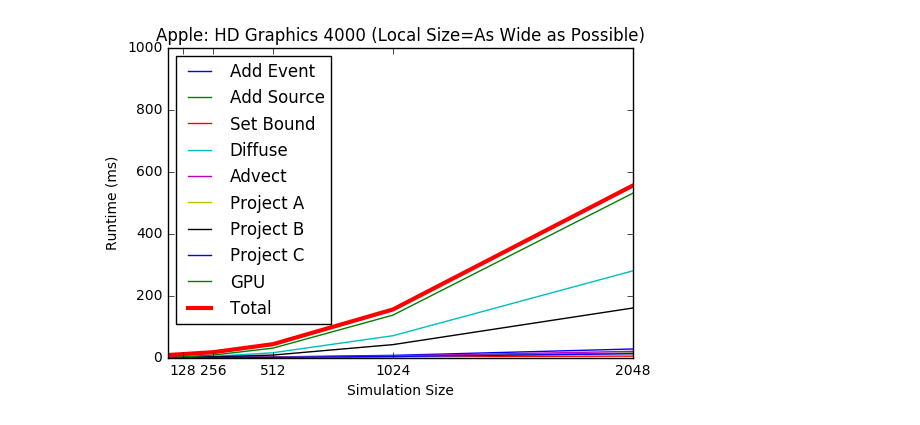
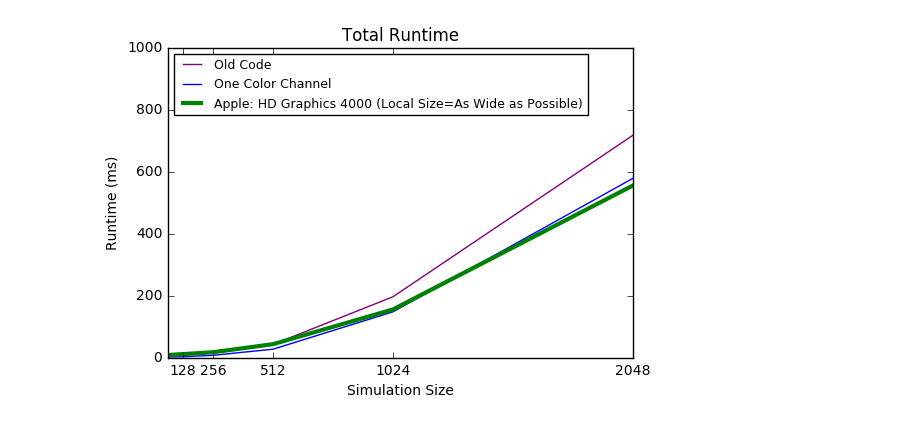
Before and after one commit to ellishg/OpenCLFluid, a Jupyter notebook: PlotData.ipynb, the cells around one changed output. Cells and saved outputs as stored; diff of their text form; code cells hidden in the pictures.

Commit message:
modified some graphs

```diff
--- a/PlotData.ipynb
+++ b/PlotData.ipynb
@@ -4,8 +4,10 @@ import matplotlib.pyplot as plt
 # %%
 class DeviceRunningTime:
 
-    def __init__(self, name):
+    def __init__(self, name, bold=False, line_color=None):
         self.name = name
+        self.bold = bold
+        self.line_color = line_color
         self.sim_size = []
         self.add_event = []
         self.add_source = []
@@ -31,7 +33,7 @@ class DeviceRunningTime:
         self.runtime.append(r)
         self.total_runtime.append(tr)
 
-    def plot(self):
+    def plot(self, bounds=(64, 512, 0, 40), legend_size=8):
         plt.plot(self.sim_size, self.add_event, label="Add Event")
         plt.plot(self.sim_size, self.add_source, label="Add Source")
         plt.plot(self.sim_size, self.set_bnd, label="Set Bound")
@@ -40,17 +42,25 @@ class DeviceRunningTime:
         plt.plot(self.sim_size, self.project_a, label="Project A")
         plt.plot(self.sim_size, self.project_b, label="Project B")
         plt.plot(self.sim_size, self.project_c, label="Project C")
-        plt.plot(self.sim_size, self.runtime, label="GPU")
+        plt.plot(self.sim_size, self.runtime, label="GPU", color="Red")
         plt.plot(self.sim_size, self.total_runtime, label="Total", linewidth=3)
-        plt.legend(loc="upper left")
+        plt.legend(loc="upper left", fontsize=legend_size)
         plt.title(self.name)
         plt.xlabel("Simulation Size")
         plt.ylabel("Runtime (ms)")
         plt.xticks([128, 256, 512, 1024, 2048])
-        plt.axis((64, 2048, 0, 1000))
+        #plt.axis((64, 512, 0, 40))
+        plt.axis(bounds)
 
-    def plotTotalRuntime(self, c=None, w=1):
-        plt.plot(self.sim_size, self.total_runtime, label=self.name, linewidth=w, color=c)
+def plotDevices(deviceList, legend_size=8):
+    for device in deviceList:
+        plt.plot(device.sim_size, device.total_runtime, label=device.name, linewidth=(3 if device.bold else 1), color=device.line_color)
+    plt.legend(loc="upper left", fontsize=legend_size)
+    plt.title("Total Runtime")
+    plt.xlabel("Simulation Size")
+    plt.ylabel("Runtime (ms)")
+    plt.xticks([128, 256, 512, 1024, 2048])
+    plt.axis((64, 2048, 0, 1000))
 # %%
 macbookA = DeviceRunningTime("Apple: HD Graphics 4000 (Local Size=16x16)")
 macbookA.set_runtimes(64, 0.044, 0.022, 0.405, 0.347, 0.020, 0.014, 0.265, 0.015, 1.067, 10)
@@ -98,7 +108,7 @@ macbookCPU.set_runtimes(512, 9.789, 5.207, 2.357, 40.675, 2.371, 1.384, 20.550,
 macbookCPU.set_runtimes(1024, 35.847, 19.465, 5.040, 153.125, 9.223, 3.644, 74.553, 4.419, 305.316, 286)
 macbookCPU.set_runtimes(2048, 136.918, 72.726, 8.668, 605.247, 34.463, 14.588, 286.576, 16.756, 1175.941, 1085)
 # %%
-macbookBest = DeviceRunningTime("Apple: HD Graphics 4000 (Local Size=As Wide as Possible)")
+macbookBest = DeviceRunningTime("Apple: HD Graphics 4000 (Local Size=As Wide as Possible)", bold=True, line_color="Green")
 macbookBest.set_runtimes(64, 0.044, 0.022, 0.336, 0.352, 0.020, 0.015, 0.266, 0.016, 1.071, 8)
 macbookBest.set_runtimes(128, 0.126, 0.065, 0.513, 1.040, 0.060, 0.038, 0.758, 0.043, 2.643, 11)
 macbookBest.set_runtimes(256, 0.452, 0.232, 0.864, 3.502, 0.224, 0.121, 2.210, 0.153, 7.757, 17)
@@ -106,7 +116,7 @@ macbookBest.set_runtimes(512, 1.772, 0.913, 1.688, 15.417, 1.139, 0.678, 7.911,
 macbookBest.set_runtimes(1024, 6.932, 3.566, 2.878, 70.300, 5.041, 3.193, 41.577, 3.264, 136.753, 155)
 macbookBest.set_runtimes(2048, 27.523, 14.194, 4.427, 279.631, 19.839, 12.574, 159.745, 12.280, 530.212, 555)
 # %%
-macbookOld = DeviceRunningTime("One Color Channel")
+macbookOld = DeviceRunningTime("One Color Channel", line_color="Blue")
 macbookOld.set_runtimes(64, 0, 0, 0, 0, 0, 0, 0, 0, 0, 1.490)
 macbookOld.set_runtimes(128, 0, 0, 0, 0, 0, 0, 0, 0, 0, 2.463)
 macbookOld.set_runtimes(256, 0, 0, 0, 0, 0, 0, 0, 0, 0, 7.090)
@@ -114,7 +124,7 @@ macbookOld.set_runtimes(512, 0, 0, 0, 0, 0, 0, 0, 0, 0, 26.766)
 macbookOld.set_runtimes(1024, 0, 0, 0, 0, 0, 0, 0, 0, 0, 147.391)
 macbookOld.set_runtimes(2048, 0, 0, 0, 0, 0, 0, 0, 0, 0, 578.188)
 # %%
-macbookOldOld = DeviceRunningTime("Old Code")
+macbookOldOld = DeviceRunningTime("Old Code", line_color="Purple")
 macbookOldOld.set_runtimes(256, 0, 0, 0, 0, 0, 0, 0, 0, 0, 20)
 macbookOldOld.set_runtimes(512, 0, 0, 0, 0, 0, 0, 0, 0, 0, 42)
 macbookOldOld.set_runtimes(1024, 0, 0, 0, 0, 0, 0, 0, 0, 0, 196)
@@ -154,4 +132,4 @@ plt.axis((64, 2048, 0, 1000))
-# %%
-macbookBest.plot()
-# %% [output]
-[figure, removed]
+# %%
+plotDevices([macbookOldOld, macbookOld, macbookBest], legend_size=9)
+# %% [output]
+[figure, added]
```
Also changed, not shown: parts of 6 cells of this notebook.
